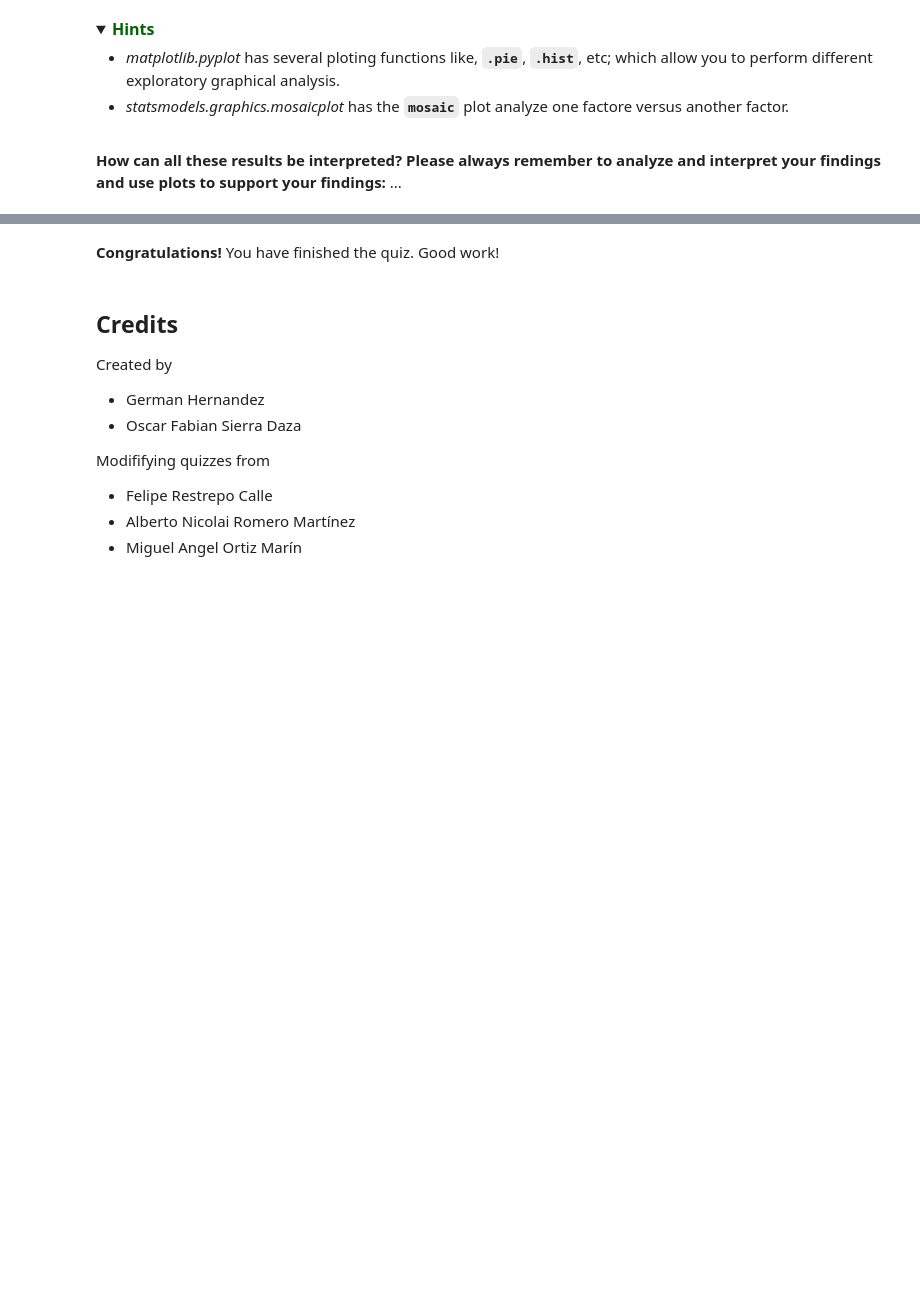
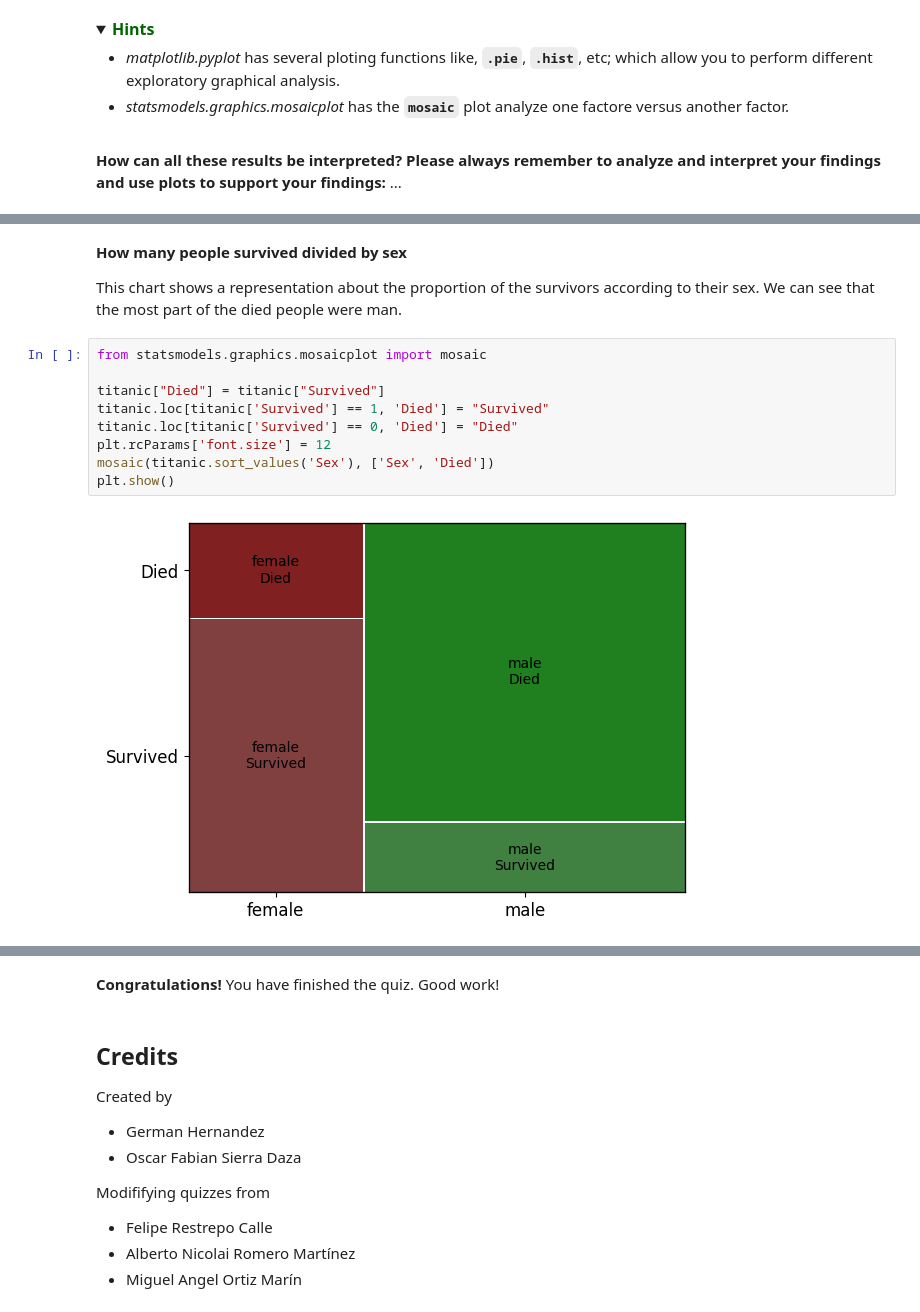
Before and after one commit to Fecry/MetNumUN2024I, a Jupyter notebook: quiz3/crramirezmo_Quiz3.ipynb, the cells around one changed output, grey strips where cells are left out. Cells and saved outputs as stored; diff of their text form; folded sections open; blank space fills up the shorter version.

```diff
--- a/quiz3/crramirezmo_Quiz3.ipynb
+++ b/quiz3/crramirezmo_Quiz3.ipynb
@@ -675,0 +692,15 @@ The output of the above cell should be:
+# %% [markdown]
+**How many people survived divided by sex**
+
+This chart shows a representation about the proportion of the survivors according to their sex. We can see that the most part of the died people were man.
+# %%
+from statsmodels.graphics.mosaicplot import mosaic
+
+titanic["Died"] = titanic["Survived"]
+titanic.loc[titanic['Survived'] == 1, 'Died'] = "Survived"
+titanic.loc[titanic['Survived'] == 0, 'Died'] = "Died"
+plt.rcParams['font.size'] = 12
+mosaic(titanic.sort_values('Sex'), ['Sex', 'Died'])
+plt.show()
+# %% [output]
+[figure, added]
```
Also changed, not shown: parts of 17 cells of this notebook.
